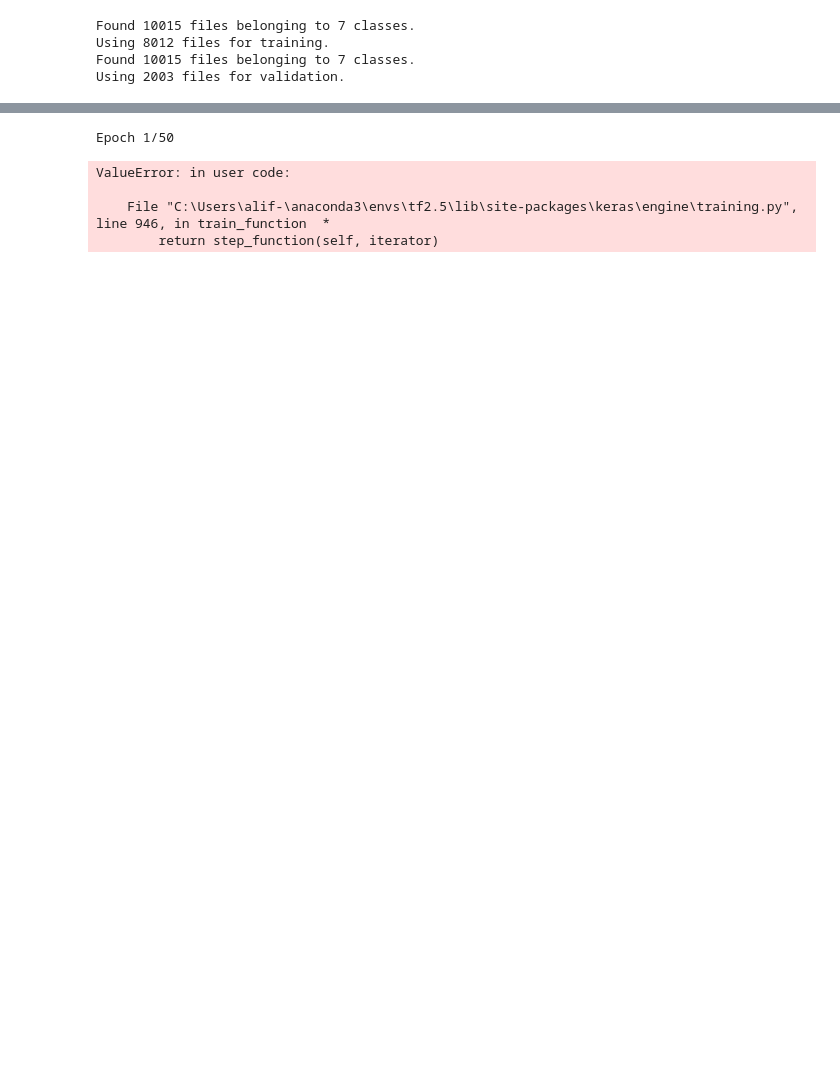
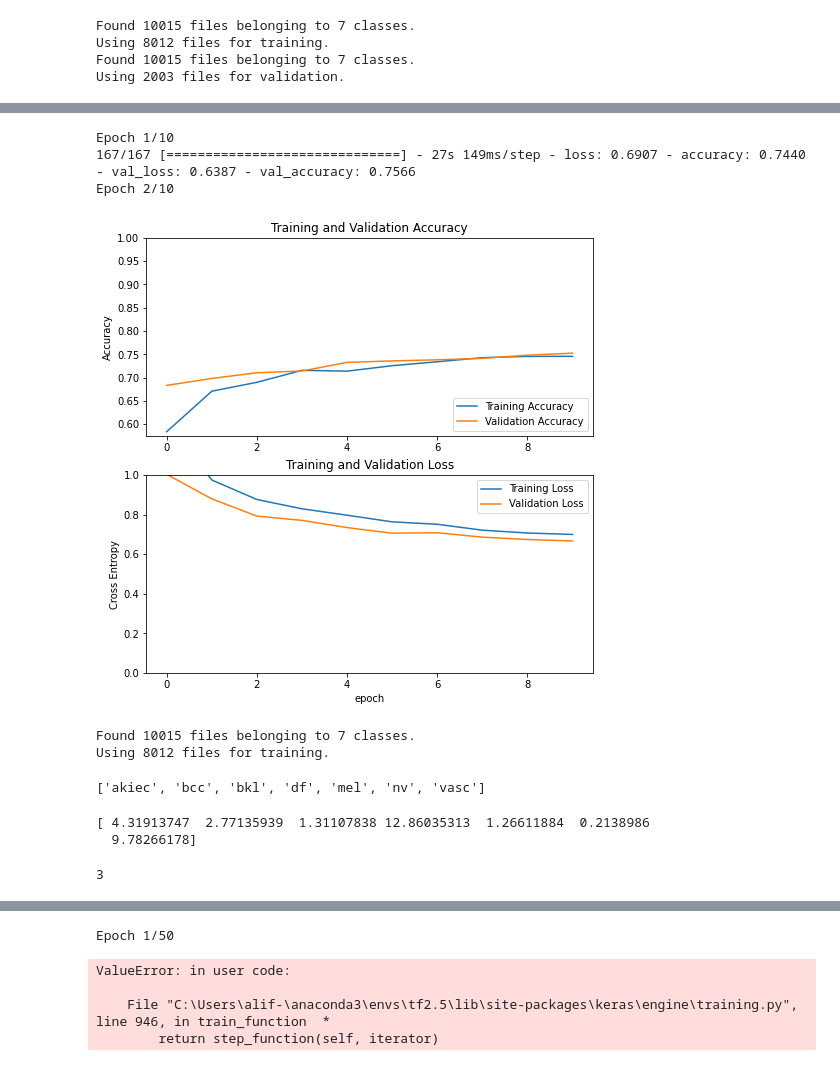
Before and after one commit to CodeNameJacks/dermatoscopic-vae, a Jupyter notebook: ham_classifier.ipynb, the cells around one changed output, grey strips where cells are left out. Cells and saved outputs as stored; diff of their text form; code cells hidden in the pictures; blank space fills up the shorter version.

Commit message:
Working resnet50 model

```diff
--- a/ham_classifier.ipynb
+++ b/ham_classifier.ipynb
@@ -71,0 +126,2 @@ val_ds = val_ds.prefetch(tf.data.AUTOTUNE)
+# %%
+preprocess_input = tf.keras.applications.resnet50.preprocess_input
@@ -71,0 +137,5 @@ val_ds = val_ds.prefetch(tf.data.AUTOTUNE)
+# %%
+base_learning_rate = 0.0001
+model.compile(optimizer=tf.keras.optimizers.Adam(learning_rate=base_learning_rate),
+              loss=tf.keras.losses.categorical_crossentropy,
+              metrics=['accuracy'])
@@ -71,0 +168,3 @@ val_ds = val_ds.prefetch(tf.data.AUTOTUNE)
+# %%
+initial_epochs = 10
+loss0, accuracy0 = model.evaluate(val_ds)
@@ -71,0 +179,35 @@ val_ds = val_ds.prefetch(tf.data.AUTOTUNE)
+# %%
+history = model.fit(train_ds,
+                    epochs=initial_epochs,
+                    validation_data=val_ds)
+# %% [output]
+Epoch 1/10
+167/167 [==============================] - 27s 149ms/step - loss: 0.6907 - accuracy: 0.7440 - val_loss: 0.6387 - val_accuracy: 0.7566
+Epoch 2/10
+# %%
+acc = history.history['accuracy']
+val_acc = history.history['val_accuracy']
+
+loss = history.history['loss']
+val_loss = history.history['val_loss']
+
+plt.figure(figsize=(8, 8))
+plt.subplot(2, 1, 1)
+plt.plot(acc, label='Training Accuracy')
+plt.plot(val_acc, label='Validation Accuracy')
+plt.legend(loc='lower right')
+plt.ylabel('Accuracy')
+plt.ylim([min(plt.ylim()),1])
+plt.title('Training and Validation Accuracy')
+
+plt.subplot(2, 1, 2)
+plt.plot(loss, label='Training Loss')
+plt.plot(val_loss, label='Validation Loss')
+plt.legend(loc='upper right')
+plt.ylabel('Cross Entropy')
+plt.ylim([0,1.0])
+plt.title('Training and Validation Loss')
+plt.xlabel('epoch')
+plt.show()
+# %% [output]
+[figure, added]
@@ -71,0 +218,25 @@ val_ds = val_ds.prefetch(tf.data.AUTOTUNE)
+# %%
+classes = train_ds.class_names
+train_ds_single_batch = keras.preprocessing.image_dataset_from_directory(ham_dataset_dir, validation_split=0.2, color_mode='rgb',
+                                                                         labels='inferred', shuffle=True, subset='training', image_size=(256, 256),
+                                                                         batch_size=1, seed=seed)
+# %% [output]
+Found 10015 files belonging to 7 classes.
+Using 8012 files for training.
+# %%
+print(classes)
+# %% [output]
+['akiec', 'bcc', 'bkl', 'df', 'mel', 'nv', 'vasc']
+# %%
+y = np.array([label.numpy()[0] for _, label in train_ds_single_batch])
+class_weights_list = compute_class_weight('balanced', classes=np.unique(y), y=y)
+print(class_weights_list)
+# %% [output]
+[ 4.31913747  2.77135939  1.31107838 12.86035313  1.26611884  0.2138986
+  9.78266178]
+# %%
+len_train = np.array([label.numpy()[0] for _, label in train_ds])
+steps_per_epoch = len(len_train)//batch_size
+print(steps_per_epoch)
+# %% [output]
+3
```
Also changed, not shown: parts of 38 cells of this notebook.
